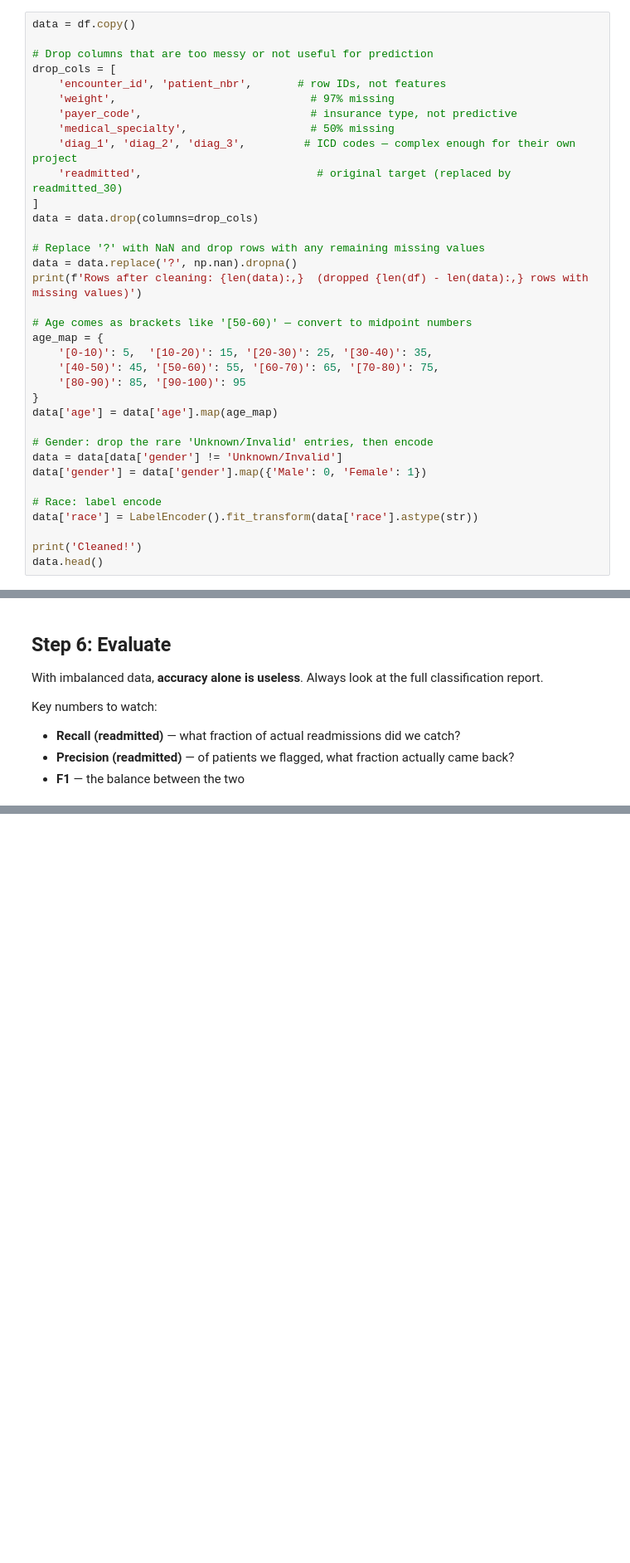
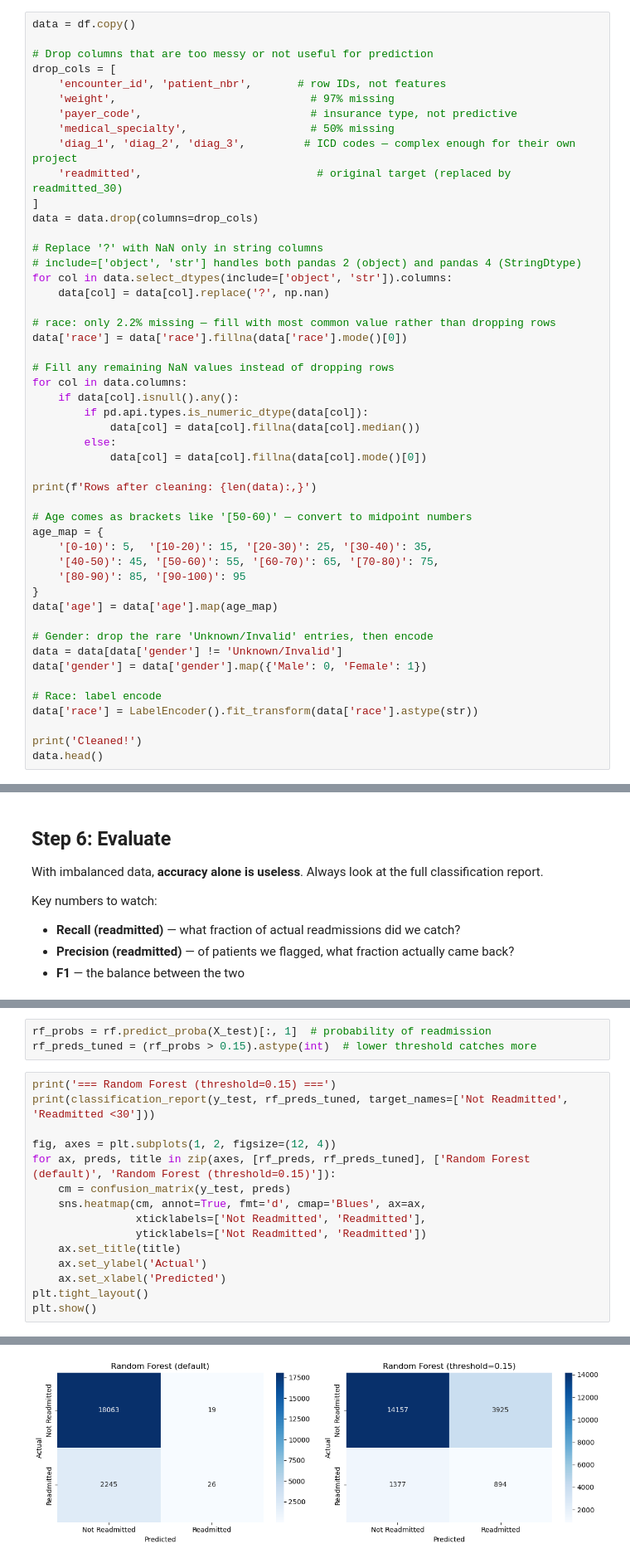
Before and after one commit to zalee49/LocalAi, a Jupyter notebook: notebooks/05_projects/03_readmission/hospital_readmission.ipynb, the cells around one changed output, grey strips where cells are left out. Shown at 83% size. Saved outputs shown, nothing was run; the diff lists cells and outputs as text; blank space fills up the shorter version.

```diff
--- a/notebooks/05_projects/03_readmission/hospital_readmission.ipynb
+++ b/notebooks/05_projects/03_readmission/hospital_readmission.ipynb
@@ -171,9 +171,23 @@ drop_cols = [
 ]
 data = data.drop(columns=drop_cols)
 
-# Replace '?' with NaN and drop rows with any remaining missing values
-data = data.replace('?', np.nan).dropna()
-print(f'Rows after cleaning: {len(data):,}  (dropped {len(df) - len(data):,} rows with missing values)')
+# Replace '?' with NaN only in string columns
+# include=['object', 'str'] handles both pandas 2 (object) and pandas 4 (StringDtype)
+for col in data.select_dtypes(include=['object', 'str']).columns:
+    data[col] = data[col].replace('?', np.nan)
+
+# race: only 2.2% missing — fill with most common value rather than dropping rows
+data['race'] = data['race'].fillna(data['race'].mode()[0])
+
+# Fill any remaining NaN values instead of dropping rows
+for col in data.columns:
+    if data[col].isnull().any():
+        if pd.api.types.is_numeric_dtype(data[col]):
+            data[col] = data[col].fillna(data[col].median())
+        else:
+            data[col] = data[col].fillna(data[col].mode()[0])
+
+print(f'Rows after cleaning: {len(data):,}')
 
 # Age comes as brackets like '[50-60)' — convert to midpoint numbers
 age_map = {
@@ -299,0 +359,19 @@ plt.show()
+# %%
+rf_probs = rf.predict_proba(X_test)[:, 1]  # probability of readmission
+rf_preds_tuned = (rf_probs > 0.15).astype(int)  # lower threshold catches more
+# %%
+print('=== Random Forest (threshold=0.15) ===')
+print(classification_report(y_test, rf_preds_tuned, target_names=['Not Readmitted', 'Readmitted <30']))
+
+fig, axes = plt.subplots(1, 2, figsize=(12, 4))
+for ax, preds, title in zip(axes, [rf_preds, rf_preds_tuned], ['Random Forest (default)', 'Random Forest (threshold=0.15)']):
+    cm = confusion_matrix(y_test, preds)
+    sns.heatmap(cm, annot=True, fmt='d', cmap='Blues', ax=ax,
+                xticklabels=['Not Readmitted', 'Readmitted'],
+                yticklabels=['Not Readmitted', 'Readmitted'])
+    ax.set_title(title)
+    ax.set_ylabel('Actual')
+    ax.set_xlabel('Predicted')
+plt.tight_layout()
+plt.show()
+# %% [output]
@@ -300,3 +387,4 @@ plt.show()
+[figure, added]
 # %% [markdown]
 ## Step 7: Feature Importance
 
```
Also changed, not shown: parts of 5 cells of this notebook, 2 other files.
